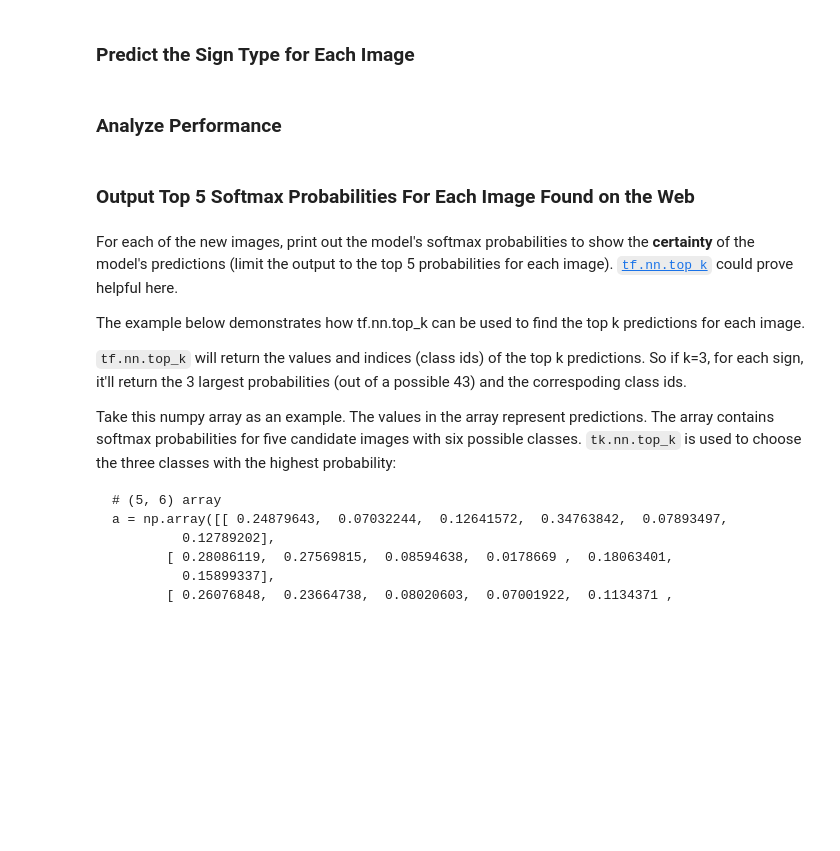
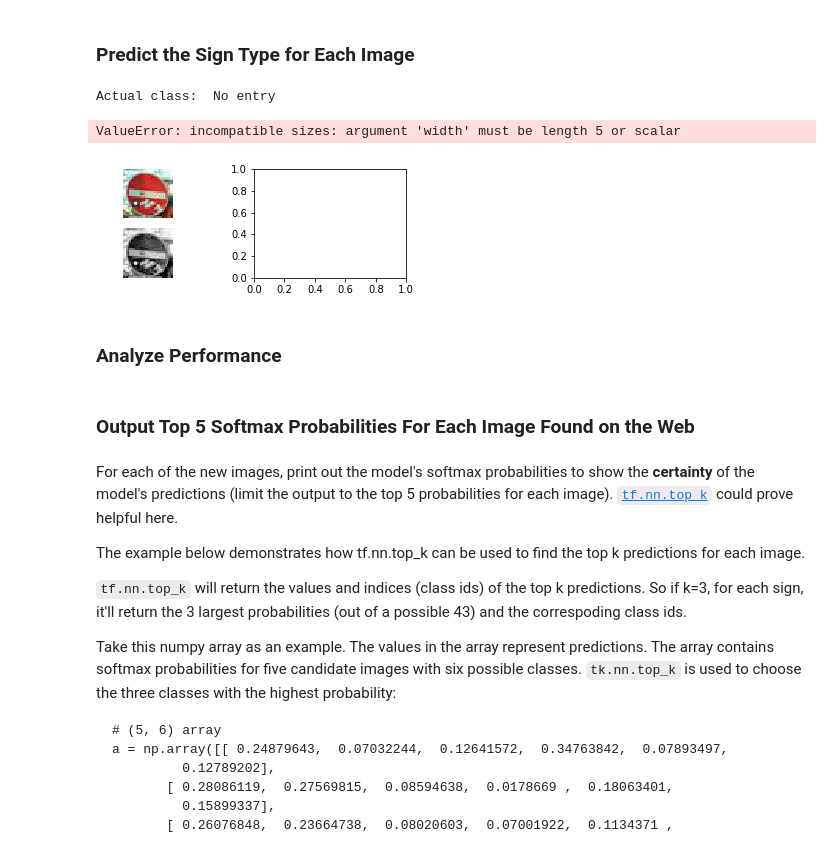
Before and after one commit to DominicusBenacus/CarND-Traffic-Sign-Classifier-Project, a Jupyter notebook: Traffic_Sign_Classifier.ipynb, the cells around one changed output. Drawn from its saved outputs; the diff is of its cells as text; code cells hidden in the pictures; blank space fills up the shorter version.

```diff
--- a/Traffic_Sign_Classifier.ipynb
+++ b/Traffic_Sign_Classifier.ipynb
@@ -969,12 +945,11 @@ predictions = sess.run(indices)
 ### Make sure to pre-process the images with the same pre-processing pipeline used earlier.
 
 def plotNewImagesResult(predictions, counter):
-    original = io.imread(os.getcwd() + '/traffic-signs-data/custom/' + "example_{0:0>5}".format(index + 1) + '.png')
-    preprocessed = X_newImages[index].reshape(32, 32)
+
 
     # Prepare original and preprocessed images
-    original = io.imread(os.getcwd() + '/traffic-signs-data/custom/' + "example_{0:0>5}".format(index + 1) + '.png')
-    preprocessed = X_custom[index].reshape(32, 32)
+    original = mpimg.imread(os.getcwd() + '/examples/' + "cropexample{0:0>2}".format(i + 1) + '.jpg')
+    preprocessed = X_newImages[counter].reshape(32, 32)
     # Prepare the grid
     pyplot.figure(figsize = (6, 2))
     gridspec.GridSpec(2, 2)
@@ -991,13 +966,25 @@ def plotNewImagesResult(predictions, counter):
 
     # Plot predictions
     pyplot.subplot2grid((2, 2), (0, 1), colspan=1, rowspan=2)
-    pyplot.barh(np.arange(5)+.5, predictions[0][index], align='center')
-    pyplot.yticks(np.arange(5)+.5, signnames[predictions[1][index].astype(int)])
+    pyplot.barh(np.arange(5)+.5, predictions[0][counter], align='center')
+    pyplot.yticks(np.arange(5)+.5, signnames[predictions[1][counter].astype(int)])
     pyplot.tick_params(axis='both', which='both', labelleft='off', labelright='on', labeltop='off', labelbottom='off')
 
     pyplot.show()
 # %% [markdown]
 ### Predict the Sign Type for Each Image
+# %%
+# For every example plot original image, preprocessed image, and model predictions.
+signnames = read_csv("signnames.csv").values[:, 1]
+
+for i in range(5):
+    print("Actual class: ", signnames[y_newImages[i]] if y_newImages[i] != 99 else "None")
+    plotNewImagesResult(predictions, i)
+    print("---------------------------------------------------------------------------------------------------\n")
+# %% [output]
+Actual class:  No entry
+ValueError: incompatible sizes: argument 'width' must be length 5 or scalar
+[figure, added]
 # %% [markdown]
 ### Analyze Performance
 # %%
```
Also changed, not shown: parts of 5 cells of this notebook.
